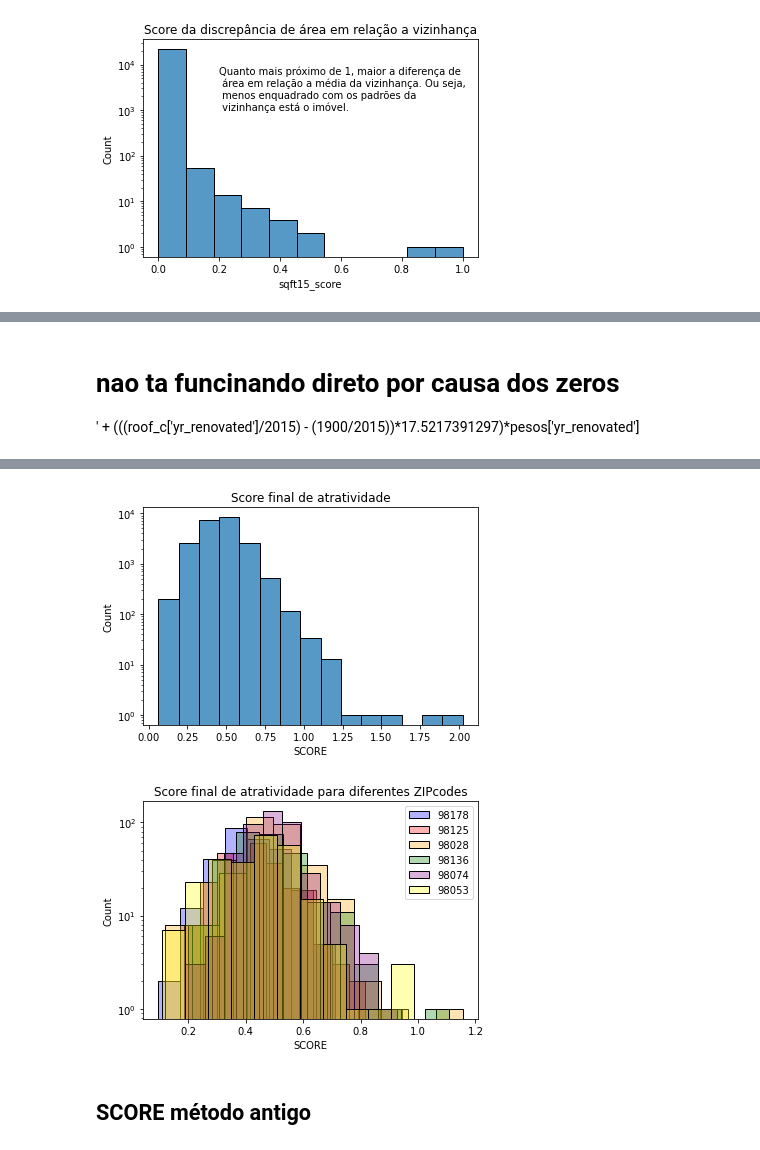
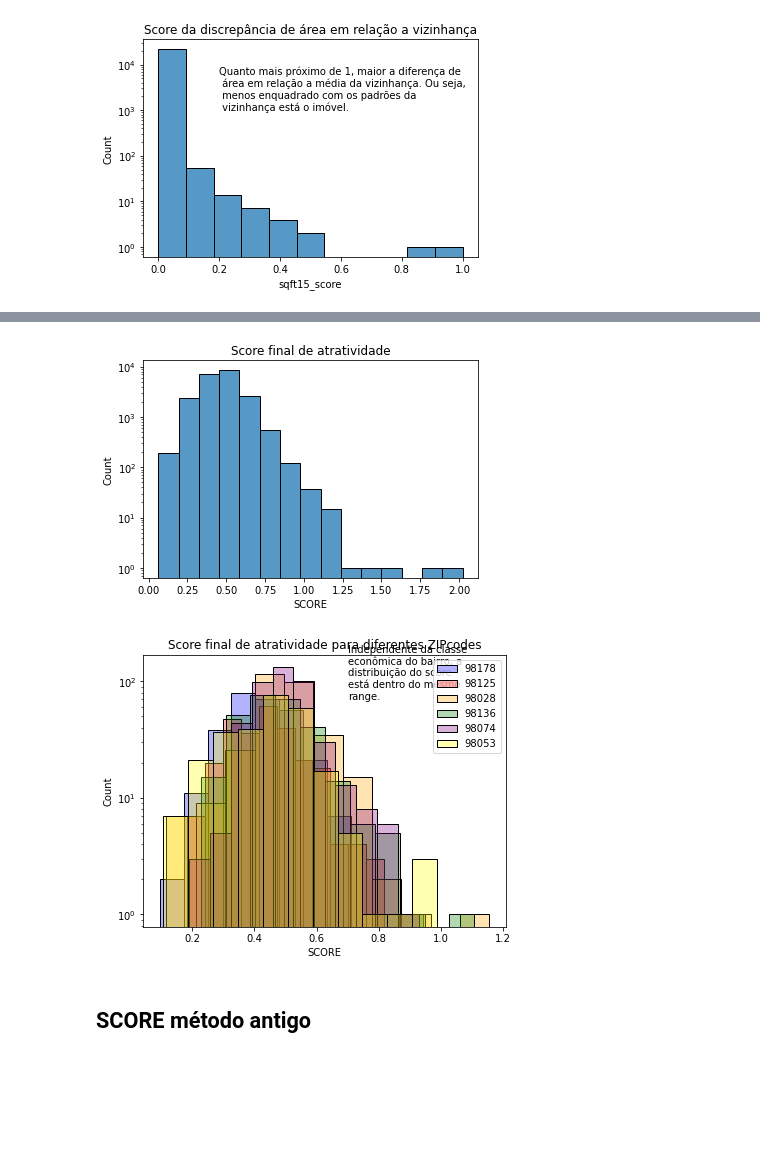
Before and after one commit to mattlamachado/King_County_DNC, a Jupyter notebook: 34012_Roof_Imoveis_1.0.ipynb, the cells around one changed output, grey strips where cells are left out. Drawn from its saved outputs; the diff is of its cells as text; code cells hidden in the pictures; blank space fills up the shorter version.

Commit message:
SCORE working nice

```diff
--- a/34012_Roof_Imoveis_1.0.ipynb
+++ b/34012_Roof_Imoveis_1.0.ipynb
@@ -98,7 +90,7 @@ plt.show()
 ### z-score novo
 # %%
 for i,n in enumerate(roof_c['zipcode']):
-    roof_c.loc[i, 'zprice'] = (roof_c.loc[i, 'price_sqft'] - np.mean(roof_c['price_sqft'][roof_c['zipcode'] == n])) / np.std(roof_c['price_sqft'][roof_c['zipcode'] == n])
+    roof_c.loc[i, 'zprice'] = (roof_c.loc[i, 'price_sqft'] - np.mean(roof_c['price_sqft'][roof_c['zipcode'] == n])) / np.std(roof_c['price_sqft'][roof_c['zipcode'] == n], ddof=0)
 # %%
 plt.figure()
 plt.title('z-score dos preços/pé\u00b2')
@@ -136,15 +135,16 @@ As variáveis do numerador ***aumentam o grau de atratividade*** de investimento
 # %%
-pesos = dict({
-    'waterfront':1.5,'view':1.2,
-    'condition':1.2, 'grade':1,
-    'yr_built':1, 'yr_renovated':0.5,
-    'sqft15_score':1
-})
 
-roof_c['SCORE'] = (( (roof_c['waterfront'])*pesos['waterfront'] + (roof_c['view']/4)*pesos['view'] + ((roof_c['condition']-1)/4)*pesos['condition'] + ((roof_c['grade']-1)/12)*pesos['grade'] + ((roof_c['yr_built'] - 1900)/115)*pesos['yr_built'] - (roof_c['sqft15_score'])*pesos['sqft15_score']) / (roof_c['zprice'] + abs(min(roof_c['zprice'])) + 1))
+roof_c['SCORE'] = ( (roof_c['waterfront'])*pesos['waterfront'] + (roof_c['view']/4)*pesos['view'] + ((roof_c['condition']-1)/4)*pesos['condition'] + ((roof_c['grade']-1)/12)*pesos['grade'] + ((roof_c['yr_built'] - 1900)/115)*pesos['yr_built'] - (roof_c['sqft15_score'])*pesos['sqft15_score'])
+
+# for i in roof_c['yr_renovated'].index:
+#     if roof_c['yr_renovated'][i]!=0:
+#         roof_c['SCORE'][i] = roof_c['SCORE'][i] + ((roof_c['yr_renovated'][i]-1900)/115)*pesos['yr_renovated']
+
+for i, n in enumerate(roof_c['yr_renovated']):
+    if n != 0:
+        roof_c.loc[i, 'SCORE'] += ((n - 1900)/115)*pesos['yr_renovated']
+
+roof_c['SCORE'] /= (roof_c['zprice'] + abs(min(roof_c['zprice'])) + 1)
-# %% [markdown]
-# nao ta funcinando direto por causa dos zeros
-' + (((roof_c['yr_renovated']/2015) - (1900/2015))*17.5217391297)*pesos['yr_renovated']
 # %% [markdown]
 $roof_c['SCORE'] =$
 
@@ -160,22 +160,22 @@ sns.histplot(roof_c['SCORE'], bins=15)
 plt.yscale('log')
 plt.show()
 # %% [output]
-[figure, old version]
+[figure, new version]
 # %%
 colors = ['blue', 'red', 'orange', 'green', 'purple', 'yellow']
 
-plt.figure()
+plt.figure(figsize=(6.5,5))
 plt.title('Score final de atratividade para diferentes ZIPcodes')
 
 for i, x in enumerate(set(roof_c.loc[range(0,len(roof_c['zipcode']), 4000),'zipcode'])):
     sns.histplot(roof_c['SCORE'][roof_c['zipcode'] == x], bins=11, color=colors[i], alpha = 0.3)
 plt.yscale('log')
 plt.legend(roof_c['zipcode'])
-msg = 'Independente da classe \neconômica do bairro, a \ndistribuição do score \nestá dentro do mesmo range.'
-plt.annotate(msg, (2,70))
+msg = 'Independente da classe \neconômica do bairro, a \ndistribuição do score \nestá dentro do mesmo \nrange.'
+plt.annotate(msg, (0.7,70))
 plt.show()
 # %% [output]
-[figure, old version]
+[figure, new version]
 # %% [markdown]
 ## SCORE método antigo
 # %%
```
Also changed, not shown: parts of 15 cells of this notebook, 2 other files.
